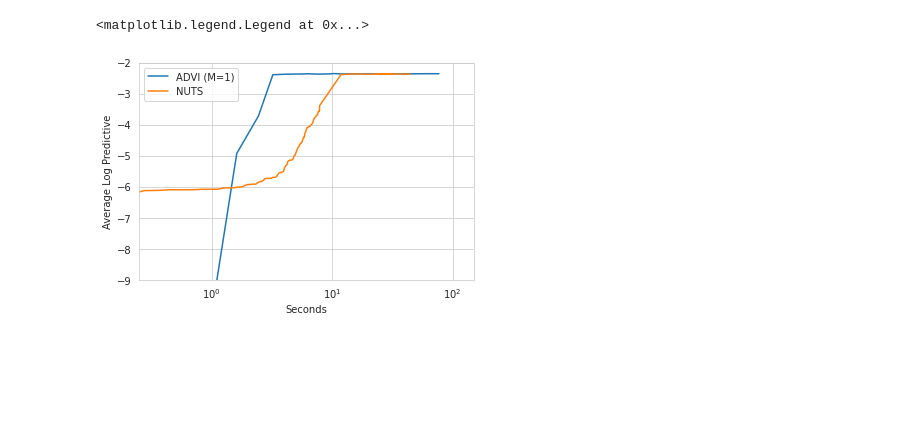
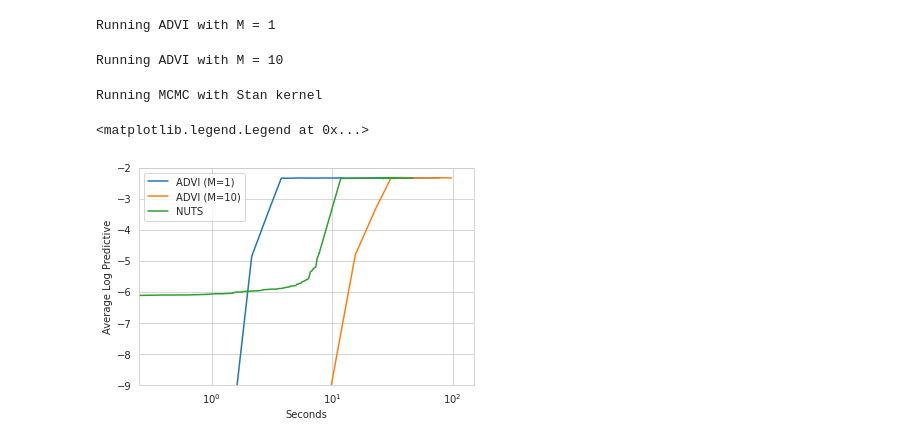
Before and after one commit to lorenzkuhn/advi, a Jupyter notebook: ARD.ipynb, the cells around one changed output. Drawn from its saved outputs; the diff is of its cells as text; code cells hidden in the pictures; blank space fills up the shorter version.

```diff
--- a/ARD.ipynb
+++ b/ARD.ipynb
@@ -203,18 +172,36 @@ output_nuts = pd.DataFrame({'t':np.array(train_time)-train_time[0],
 # %%
+# Simulate the data:
+num_features = 250
+y, x, w = make_training_data(11000, num_features, 10, mu=0)
+y_train, y_test, x_train, x_test = sep_training_test(y,x,1000)
+
+# Train the ADVI models
+print('Running ADVI with M = 1')
+output_advi_M1 = run_advi(model, 10000, 1)
+print('Running ADVI with M = 10')
+output_advi_M10 = run_advi(model, 3000, 10)
+
+# Train the MCMC models
+print('Running MCMC with NUTS kernel')
+output_nuts = run_mcmc(model)
+
 # Generate plot (Figure 4 in original paper)
-
-output = output_advi.append(output_nuts, ignore_index=True)
+output = output_advi_M1.append(output_advi_M10, ignore_index=True)
+output = output.append(output_nuts, ignore_index = True)
 output = output.loc[output['t'] < 100]
 output['test_accuracy'] = output['test_accuracy'].astype('float')
 
 sns.set_style("whitegrid")
 results = sns.lineplot(data = output, x = 't', y = 'test_accuracy', hue = 'model')
 results.set(xscale='log',
             xlim = (0.25, 150),
             ylim = (-9, -2),
             xlabel = 'Seconds',
             ylabel = 'Average Log Predictive')
-plt.legend(labels=["ADVI (M=1)","NUTS"])
+plt.legend(labels=["ADVI (M=1)","ADVI (M=10)", "NUTS"])
 # %% [output]
-<matplotlib.legend.Legend at 0x...>
+Running ADVI with M = 1
+Running ADVI with M = 10
+Running MCMC with Stan kernel
+<matplotlib.legend.Legend at 0x...>
-[figure, old version]
+[figure, new version]
```
Also changed, not shown: parts of 5 cells of this notebook.
